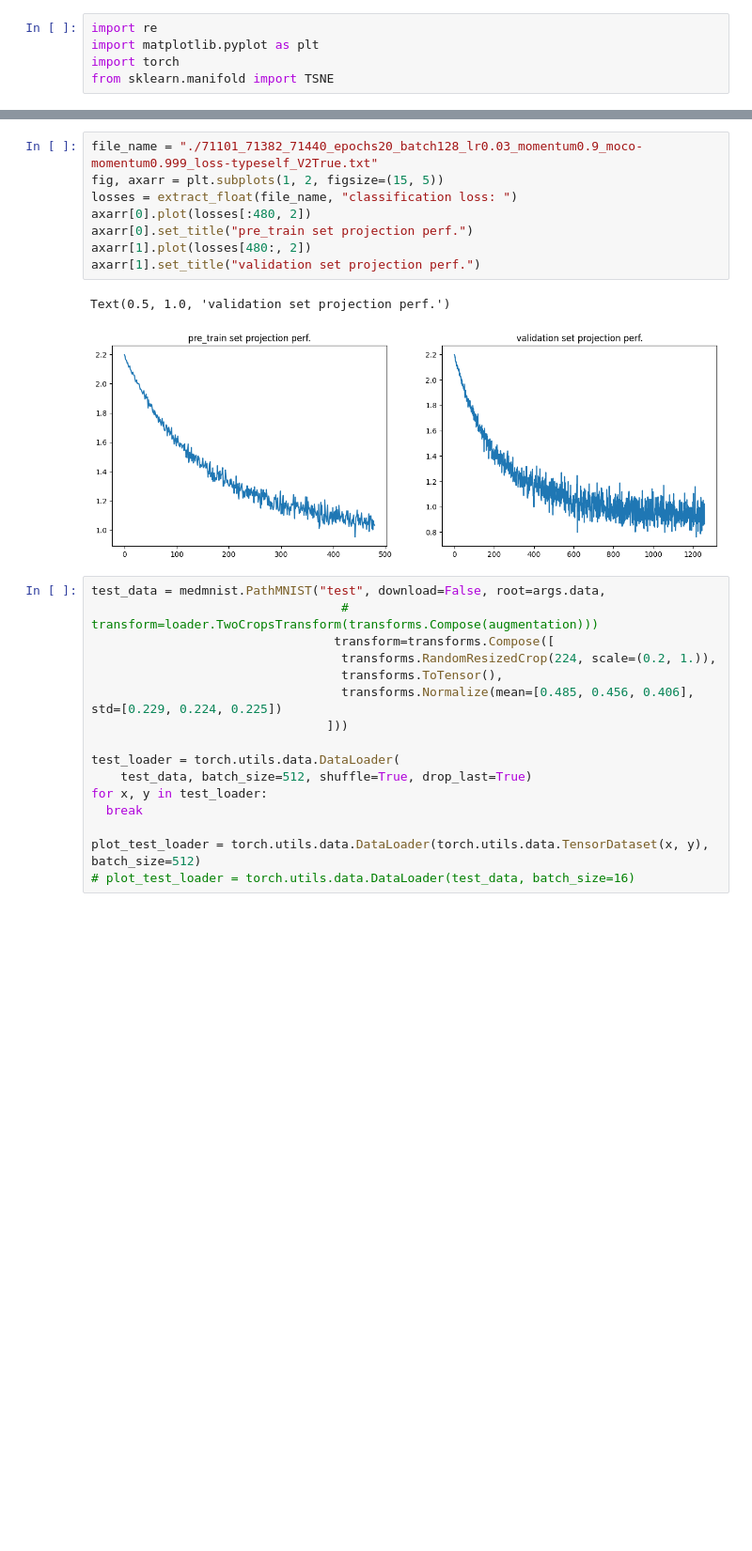
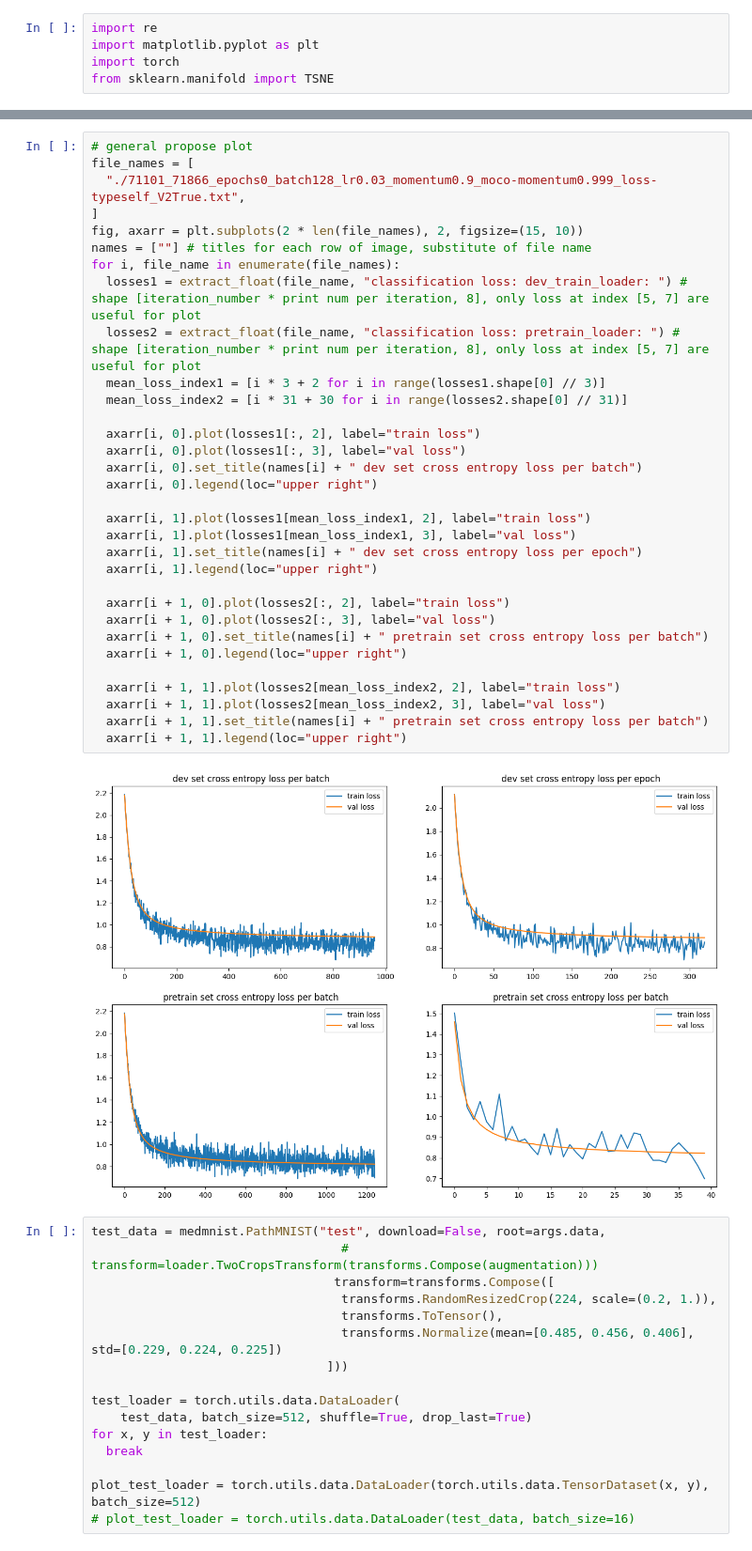
Before and after one commit to xu-shitong/Contrastive-Medical-Image-Classification, a Jupyter notebook: moco/moco.ipynb, the cells around one changed output, grey strips where cells are left out. Shown at 94% size. Drawn from its saved outputs; the diff is of its cells as text; blank space fills up the shorter version.

```diff
--- a/moco/moco.ipynb
+++ b/moco/moco.ipynb
@@ -676,14 +697,37 @@ for i, file_name in enumerate(file_names):
-# %%
-file_name = "./71101_71382_71440_epochs20_batch128_lr0.03_momentum0.9_moco-momentum0.999_loss-typeself_V2True.txt"
-fig, axarr = plt.subplots(1, 2, figsize=(15, 5))
-losses = extract_float(file_name, "classification loss: ")
-axarr[0].plot(losses[:480, 2])
-axarr[0].set_title("pre_train set projection perf.")
-axarr[1].plot(losses[480:, 2])
-axarr[1].set_title("validation set projection perf.")
-# %% [output]
-Text(0.5, 1.0, 'validation set projection perf.')
-[figure, removed]
+# %%
+# general propose plot
+file_names = [
+  "./71101_71866_epochs0_batch128_lr0.03_momentum0.9_moco-momentum0.999_loss-typeself_V2True.txt",
+]
+fig, axarr = plt.subplots(2 * len(file_names), 2, figsize=(15, 10))
+names = [""] # titles for each row of image, substitute of file name
+for i, file_name in enumerate(file_names):
+  losses1 = extract_float(file_name, "classification loss: dev_train_loader: ") # shape [iteration_number * print num per iteration, 8], only loss at index [5, 7] are useful for plot
+  losses2 = extract_float(file_name, "classification loss: pretrain_loader: ") # shape [iteration_number * print num per iteration, 8], only loss at index [5, 7] are useful for plot
+  mean_loss_index1 = [i * 3 + 2 for i in range(losses1.shape[0] // 3)]
+  mean_loss_index2 = [i * 31 + 30 for i in range(losses2.shape[0] // 31)]
+
+  axarr[i, 0].plot(losses1[:, 2], label="train loss")
+  axarr[i, 0].plot(losses1[:, 3], label="val loss")
+  axarr[i, 0].set_title(names[i] + " dev set cross entropy loss per batch")
+  axarr[i, 0].legend(loc="upper right")
+
+  axarr[i, 1].plot(losses1[mean_loss_index1, 2], label="train loss")
+  axarr[i, 1].plot(losses1[mean_loss_index1, 3], label="val loss")
+  axarr[i, 1].set_title(names[i] + " dev set cross entropy loss per epoch")
+  axarr[i, 1].legend(loc="upper right")
+
+  axarr[i + 1, 0].plot(losses2[:, 2], label="train loss")
+  axarr[i + 1, 0].plot(losses2[:, 3], label="val loss")
+  axarr[i + 1, 0].set_title(names[i] + " pretrain set cross entropy loss per batch")
+  axarr[i + 1, 0].legend(loc="upper right")
+
+  axarr[i + 1, 1].plot(losses2[mean_loss_index2, 2], label="train loss")
+  axarr[i + 1, 1].plot(losses2[mean_loss_index2, 3], label="val loss")
+  axarr[i + 1, 1].set_title(names[i] + " pretrain set cross entropy loss per batch")
+  axarr[i + 1, 1].legend(loc="upper right")
+# %% [output]
+[figure, added]
 # %%
 test_data = medmnist.PathMNIST("test", download=False, root=args.data,
                                   #  transform=loader.TwoCropsTransform(transforms.Compose(augmentation)))
```
Also changed, not shown: parts of 4 cells of this notebook, 3 other files.
